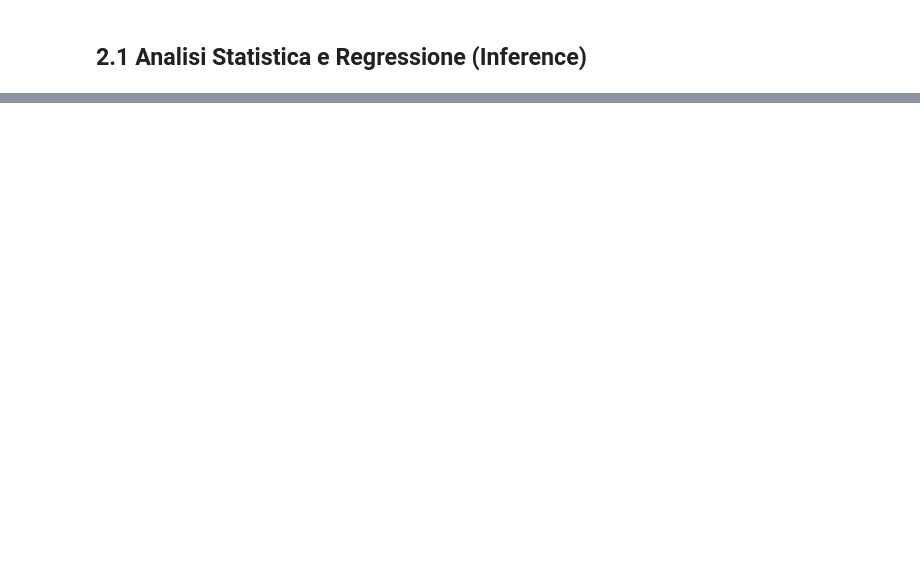
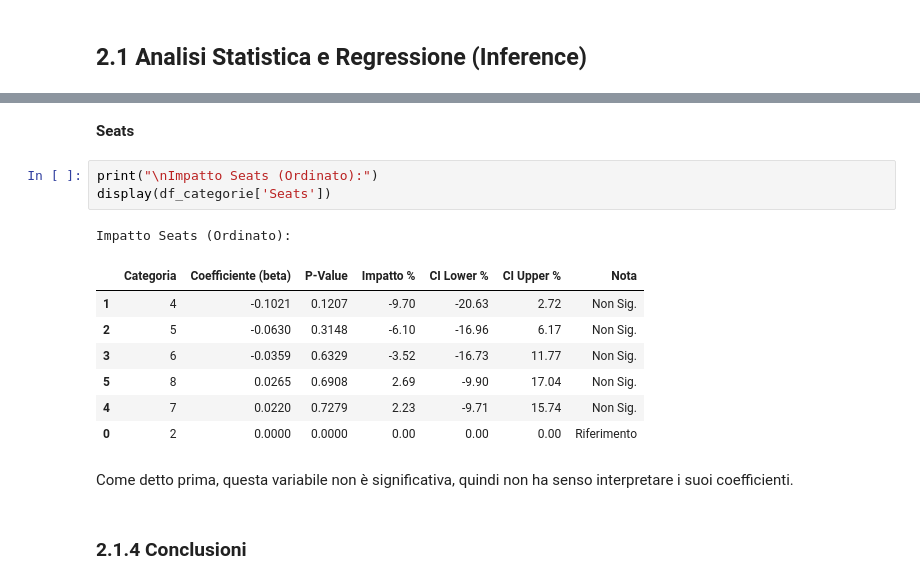
Before and after one commit to fragreco04/progetto-fad-2526, a Jupyter notebook: notebooks/completed/project.ipynb, the cells around one changed output, grey strips where cells are left out. Drawn from its saved outputs; the diff is of its cells as text; blank space fills up the shorter version.

```diff
--- a/notebooks/completed/project.ipynb
+++ b/notebooks/completed/project.ipynb
@@ -2043,0 +2332,18 @@ ValueError: Pandas data cast to numpy dtype of object. Check input data with np.
+# %% [markdown]
+**Seats**
+# %%
+print("\nImpatto Seats (Ordinato):")
+display(df_categorie['Seats'])
+# %% [output]
+Impatto Seats (Ordinato):
+|  | Categoria | Coefficiente (beta) | P-Value | Impatto % | CI Lower % | CI Upper % | Nota |
+| 1 | 4 | -0.1021 | 0.1207 | -9.70 | -20.63 | 2.72 | Non Sig. |
+| 2 | 5 | -0.0630 | 0.3148 | -6.10 | -16.96 | 6.17 | Non Sig. |
+| 3 | 6 | -0.0359 | 0.6329 | -3.52 | -16.73 | 11.77 | Non Sig. |
+| 5 | 8 | 0.0265 | 0.6908 | 2.69 | -9.90 | 17.04 | Non Sig. |
+| 4 | 7 | 0.0220 | 0.7279 | 2.23 | -9.71 | 15.74 | Non Sig. |
+| 0 | 2 | 0.0000 | 0.0000 | 0.00 | 0.00 | 0.00 | Riferimento |
+# %% [markdown]
+Come detto prima, questa variabile non è significativa, quindi non ha senso interpretare i suoi coefficienti.
+# %% [markdown]
+### 2.1.4 Conclusioni
```
Also changed, not shown: parts of 45 cells of this notebook.
